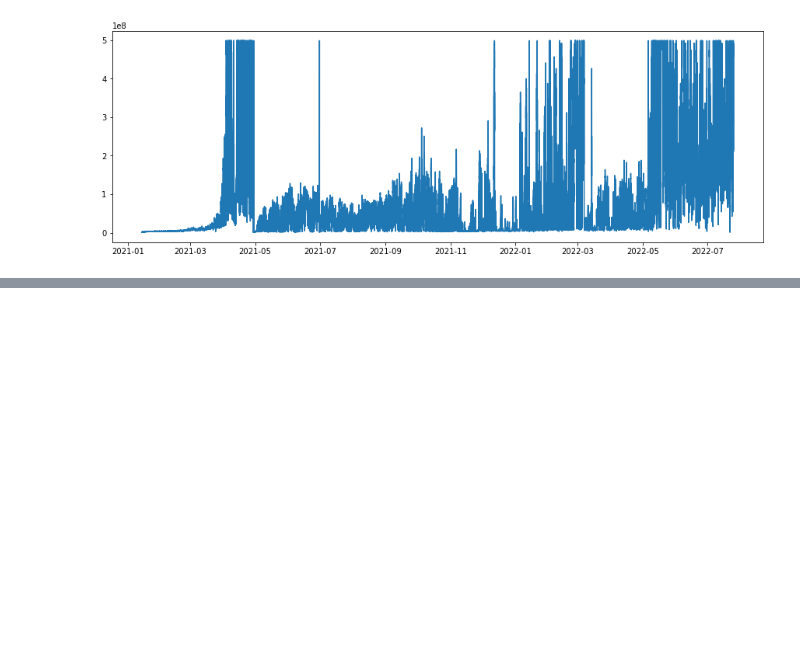
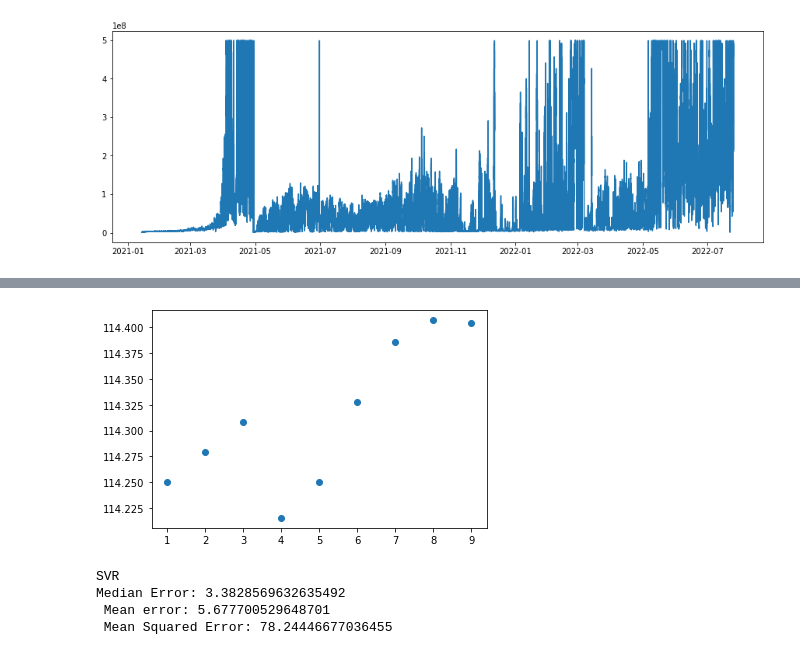
Before and after one commit to WebValley2022/DS2, a Jupyter notebook: training.ipynb, the cells around one changed output, grey strips where cells are left out. Saved outputs shown, nothing was run; the diff lists cells and outputs as text; code cells hidden in the pictures; blank space fills up the shorter version.

```diff
--- a/training.ipynb
+++ b/training.ipynb
@@ -421,0 +590,24 @@ appa_clean.loc[(appa_clean.index < "2021-06-30"), "ZnOR_2"] = norm(appa_clean[(a
+# %%
+x = []
+y = []
+for i in range(1,10):
+    regr = make_pipeline(StandardScaler(), SVR(C=5, epsilon=i/10))
+    regr.fit(X_train, y_train)
+    y_test_pred = regr.predict(X_test)
+    x.append(i)
+    y.append(mean_squared_error(y_test, y_test_pred))
+plt.scatter(x,y)
+plt.show()
+# %% [output]
+[figure, added]
+# %%
+regr = make_pipeline(StandardScaler(), SVR(C=50, epsilon=0.2))
+regr.fit(X_train, y_train)
+y_test_pred = regr.predict(X_test)
+print("SVR")
+print(f"Median Error: {median_absolute_error(y_test, y_test_pred)} \n Mean error: {mean_absolute_error(y_test, y_test_pred)} \n Mean Squared Error: {mean_squared_error(y_test, y_test_pred)}")
+# %% [output]
+SVR
+Median Error: 3.3828569632635492
+ Mean error: 5.677700529648701
+ Mean Squared Error: 78.24446677036455
```
Also changed, not shown: parts of 77 cells of this notebook.
